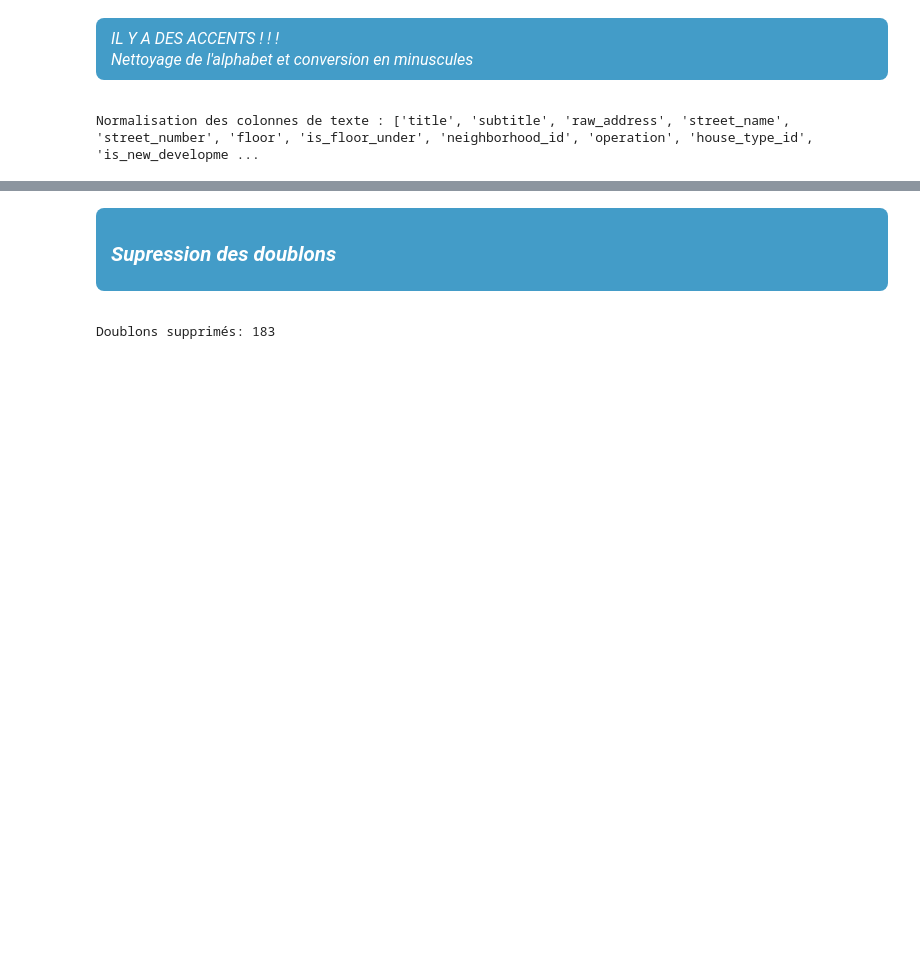
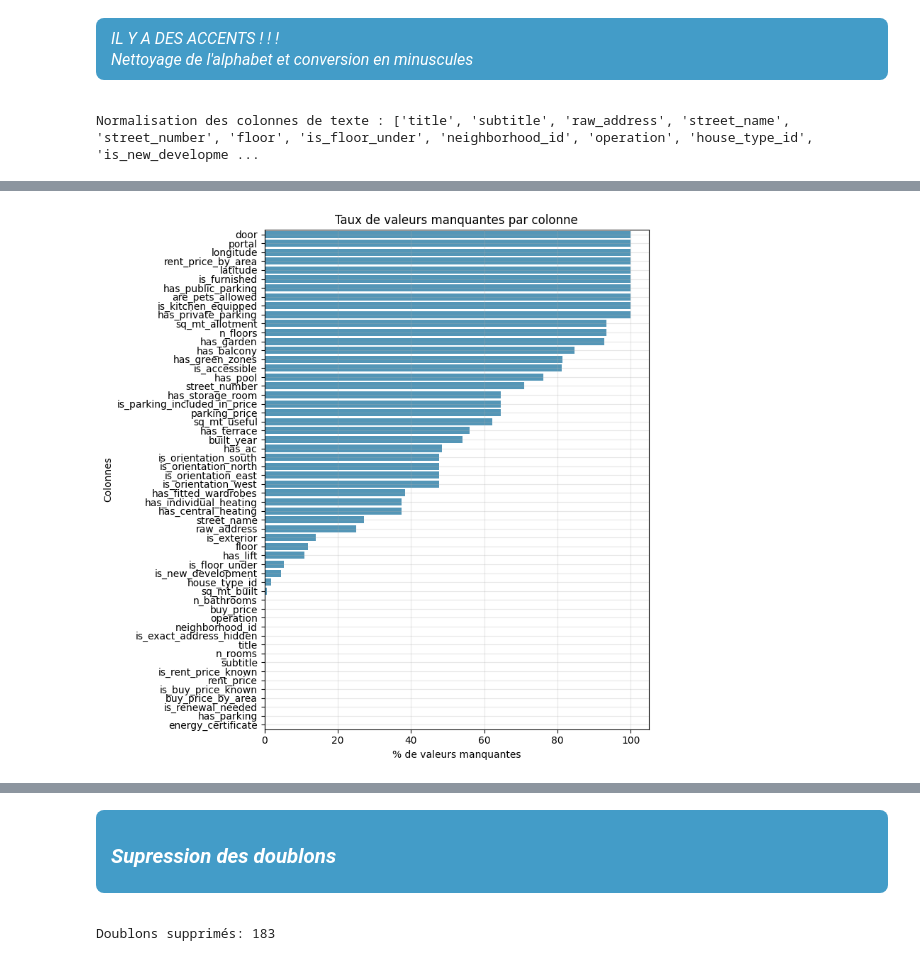
Before and after one commit to bruno-coulet/apartment-hunter, a Jupyter notebook: 1_cleaning.ipynb, the cells around one changed output, grey strips where cells are left out. Cells and saved outputs as stored; diff of their text form; code cells hidden in the pictures; blank space fills up the shorter version.

```diff
--- a/1_cleaning.ipynb
+++ b/1_cleaning.ipynb
@@ -103,3 +104,7 @@ df.head(5)
 | 21740 | piso en venta en calle del talco, 68 | san andres, madrid | 94.0 | 54.0 | 2 | 2.0 | NaN | NaN | ... |
 | 21739 | piso en venta en calle pedro jimenez | san andres, madrid | 64.0 | NaN | 2 | 1.0 | NaN | NaN | ... |
 | 21738 | piso en venta en carretera de vil... | los rosales, madrid | 108.0 | 90.0 | 2 | 2.0 | NaN | NaN | ... |
+# %%
+plot_missing_bar(df, figsize=(8,8))
+# %% [output]
+[figure, added]
```
Also changed, not shown: parts of 3 cells of this notebook, 2 other files.
